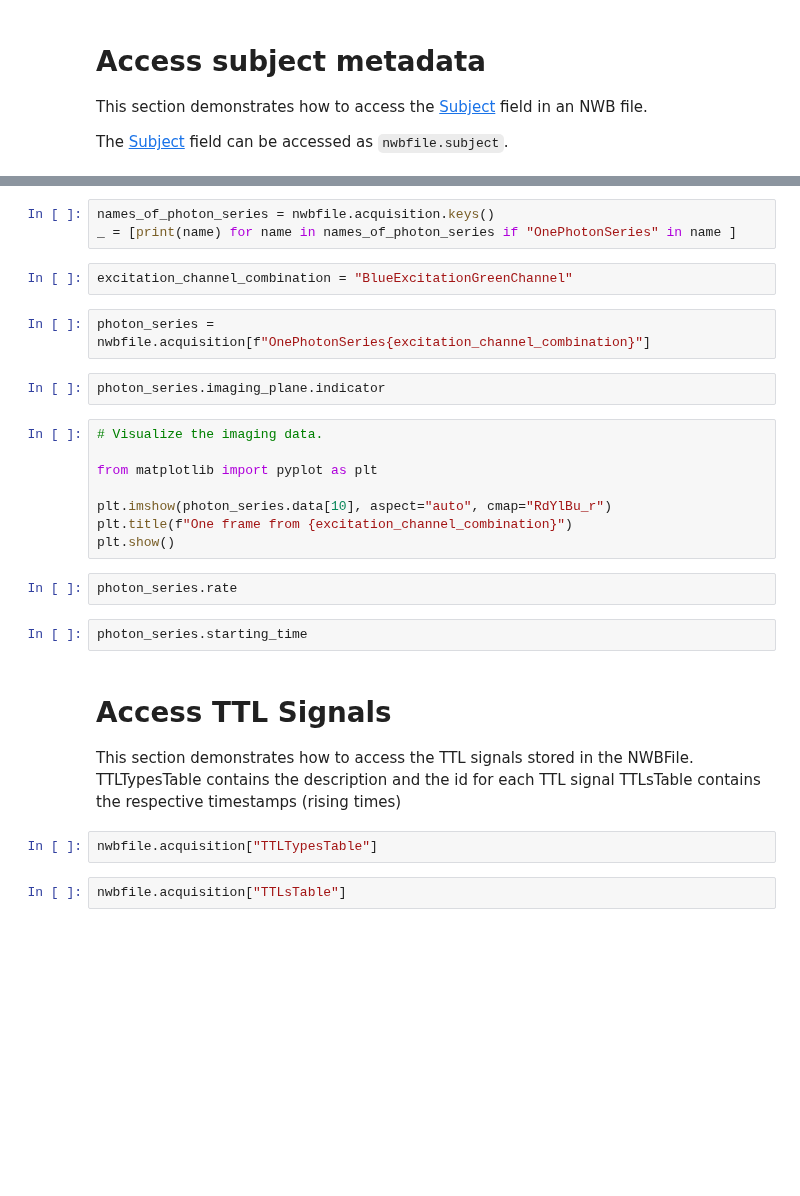
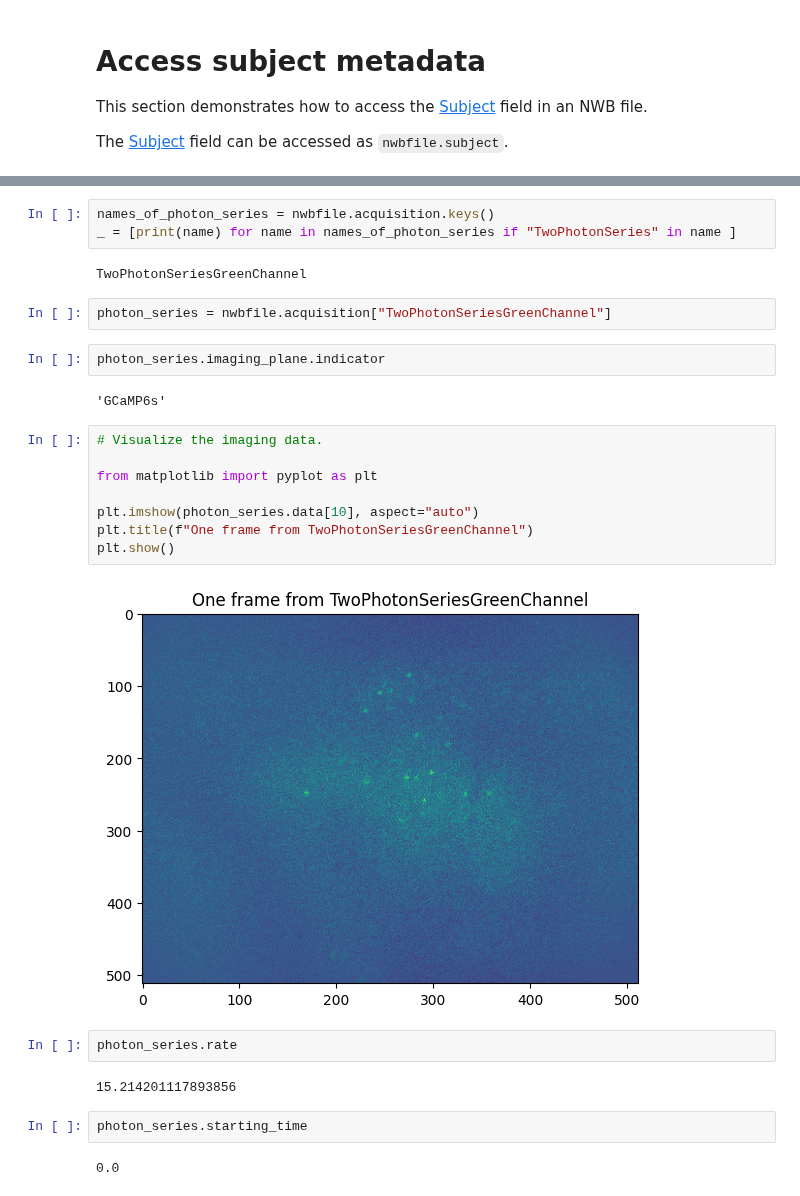
Before and after one commit to catalystneuro/higley-lab-to-nwb, a Jupyter notebook: src/higley_lab_to_nwb/benisty_2024/tutorial/tutorial.ipynb, the cells around one changed output, grey strips where cells are left out. Cells and saved outputs as stored; diff of their text form; blank space fills up the shorter version.

```diff
--- a/src/higley_lab_to_nwb/benisty_2024/tutorial/tutorial.ipynb
+++ b/src/higley_lab_to_nwb/benisty_2024/tutorial/tutorial.ipynb
@@ -76,31 +104,29 @@ The data in [OnePhotonSeries](https://pynwb.readthedocs.io/en/stable/pynwb.ophys
 # %%
 names_of_photon_series = nwbfile.acquisition.keys()
-_ = [print(name) for name in names_of_photon_series if "OnePhotonSeries" in name ]
+_ = [print(name) for name in names_of_photon_series if "TwoPhotonSeries" in name ]
+# %% [output]
+TwoPhotonSeriesGreenChannel
-# %%
-excitation_channel_combination = "BlueExcitationGreenChannel"
 # %%
-photon_series = nwbfile.acquisition[f"OnePhotonSeries{excitation_channel_combination}"]
+photon_series = nwbfile.acquisition["TwoPhotonSeriesGreenChannel"]
 # %%
 photon_series.imaging_plane.indicator
+# %% [output]
+'GCaMP6s'
 # %%
 # Visualize the imaging data.
 
 from matplotlib import pyplot as plt
 
-plt.imshow(photon_series.data[10], aspect="auto", cmap="RdYlBu_r")
-plt.title(f"One frame from {excitation_channel_combination}")
+plt.imshow(photon_series.data[10], aspect="auto")
+plt.title(f"One frame from TwoPhotonSeriesGreenChannel")
 plt.show()
+# %% [output]
+[figure, added]
 # %%
 photon_series.rate
+# %% [output]
+15.214201117893856
 # %%
 photon_series.starting_time
+# %% [output]
+0.0
-# %% [markdown]
-# Access TTL Signals <a name="#ttl-signals"></a>
-
-This section demonstrates how to access the TTL signals stored in the NWBFile.
-TTLTypesTable contains the description and the id for each TTL signal
-TTLsTable contains the respective timestamps (rising times)
-# %%
-nwbfile.acquisition["TTLTypesTable"]
-# %%
-nwbfile.acquisition["TTLsTable"]
```
Also changed, not shown: parts of 22 cells of this notebook, 1 other file.
